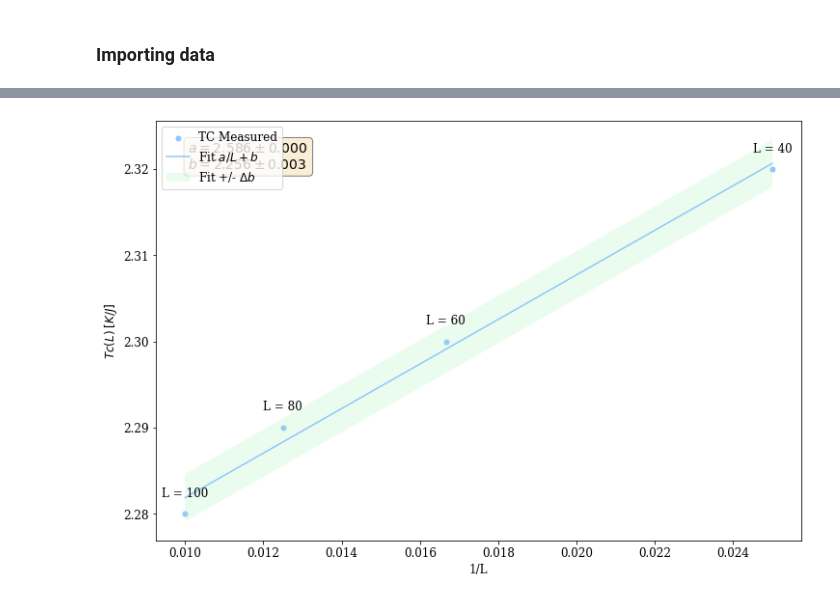
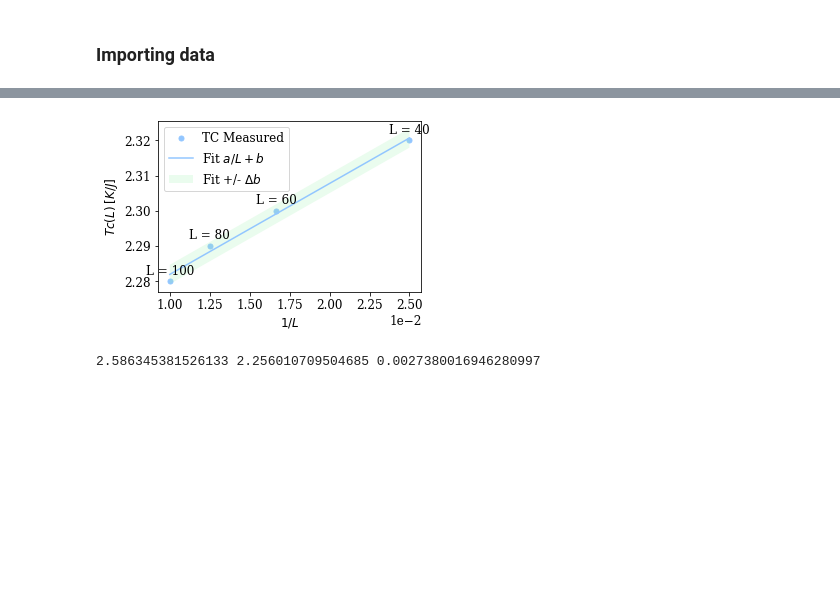
Before and after one commit to Adamjakobsen/FYS4150, a Jupyter notebook: Project4/ploting_scripts/temp_loops.ipynb, the cells around one changed output, grey strips where cells are left out. Cells and saved outputs as stored; diff of their text form; code cells hidden in the pictures; blank space fills up the shorter version.

```diff
--- a/Project4/ploting_scripts/temp_loops.ipynb
+++ b/Project4/ploting_scripts/temp_loops.ipynb
@@ -3,6 +3,8 @@ import numpy as np
 import matplotlib.pyplot as plt
 import pandas as pd
 from sklearn import linear_model
+
+cm = 0.393701
 # %% [markdown]
 ### Importing data
 # %%
@@ -10,7 +12,6 @@ df_40_below_tc_range = pd.read_csv('../data/40/last_qt_L40_A0_mc1000000_burn1_lt
 df_40_tc_range = pd.read_csv('../data/40/last_qt_L40_A0_mc1000000_burn1_lt2.200_ut2.400.csv', names=["avg_e","avg_mabs","Cv","chi", "T"])
 df_40_above_tc_range = pd.read_csv('../data/40/last_qt_L40_A0_mc1000000_burn1_lt2.400_ut2.600.csv', names=["avg_e","avg_mabs","Cv","chi", "T"])
 df_40 = pd.concat([df_40_below_tc_range, df_40_tc_range, df_40_above_tc_range])
-
 df_40 = df_40.sort_values(by=['T'])
 
 df_60_below_tc_range = pd.read_csv('../data/60/last_qt_L60_A0_mc1000000_burn1_lt2.000_ut2.200.csv', names=["avg_e","avg_mabs","Cv","chi", "T"])
@@ -18,7 +19,6 @@ df_60_tc_range = pd.read_csv('../data/60/last_qt_L60_A0_mc1000000_burn1_lt2.200_
 df_60_above_tc_range = pd.read_csv('../data/60/last_qt_L60_A0_mc1000000_burn1_lt2.400_ut2.600.csv', names=["avg_e","avg_mabs","Cv","chi", "T"])
 df_60 = pd.concat([df_60_below_tc_range, df_60_tc_range, df_60_above_tc_range])
 df_60 = df_60.sort_values(by=['T'])
-
 
 df_80_below_tc_range = pd.read_csv('../data/80/last_qt_L80_A0_mc1000000_burn1_lt2.000_ut2.200.csv', names=["avg_e","avg_mabs","Cv","chi", "T"])
 df_80_tc_range = pd.read_csv('../data/80/last_qt_L80_A0_mc1000000_burn1_lt2.200_ut2.400.csv', names=["avg_e","avg_mabs","Cv","chi", "T"])
@@ -32,10 +32,19 @@ df_100_above_tc_range = pd.read_csv('../data/100/last_qt_L100_A0_mc1000000_burn1
 df_100 = pd.concat([df_100_below_tc_range, df_100_tc_range, df_100_above_tc_range])
 
 plt.style.use('seaborn-pastel')
-plt.rcParams['figure.figsize'] = [12, 8]
+
+plt.rcParams['figure.figsize'] = [12*cm, 8*cm]
+
 plt.rcParams['lines.markersize'] = 10
 plt.rcParams['font.size'] = 12
 plt.rcParams['font.family'] = 'serif'
+plt.tight_layout()
+plt.tight_layout(rect=[0.05, 0.05, 1, 0.95])
+
+
+
+
+
 
 # plot the data
 plt.scatter(df_40['T'], df_40['avg_e'], label='L=40', marker='.')
@@ -120,33 +129,38 @@ regr = linear_model.LinearRegression()
 regr.fit((1/L_array).reshape(-1, 1), np.array([tc_40, tc_60, tc_80, tc_100]))
 a = regr.coef_[0]
 b = regr.intercept_
 
 # find delta b by the error propagation formula
 delta_b = np.sqrt(np.sum((np.array([tc_40, tc_60, tc_80, tc_100]) - (a/L_array + b))**2))
 
 # plot the data
 plt.scatter(1/L_array, np.array([tc_40, tc_60, tc_80, tc_100]), label='TC Measured', marker='.')
 plt.plot(1/L_array, a/L_array + b, label='Fit $a/L + b$')
 
 # plot the error as a shaded region
 plt.fill_between(1/L_array, a/L_array + b - delta_b, a/L_array + b + delta_b, alpha=0.2, label='Fit +/- $\Delta b$')
 
 
 # add L legend above each point
 for i, txt in enumerate(L_array):
     plt.annotate('L = {}'.format(txt), (1/L_array[i], np.array([tc_40, tc_60, tc_80,tc_100])[i] + 0.002), ha='center')
 
 
 # set the x and y axis labels
-plt.xlabel('1/L')
+# set x axis to scientific notation
+plt.ticklabel_format(style='sci', axis='x', scilimits=(0,0))
+plt.xlabel('$1/L$')
 plt.ylabel('$Tc(L) \:[K/J]$')
 # set the title
 # plt.title('Tc vs L')
 # set the legend
 plt.legend()
 # save the figure
-plt.savefig('Tc_vs_L.pdf')
+plt.savefig('../figs/Tc_vs_L.pdf')
 # show the figure
 plt.show()
+
+print(a, b, delta_b)
 # %% [output]
-[figure, old version]
+[figure, new version]
+2.586345381526133 2.256010709504685 0.0027380016946280997
```
Also changed, not shown: parts of 1 cell of this notebook, 6 other files.
